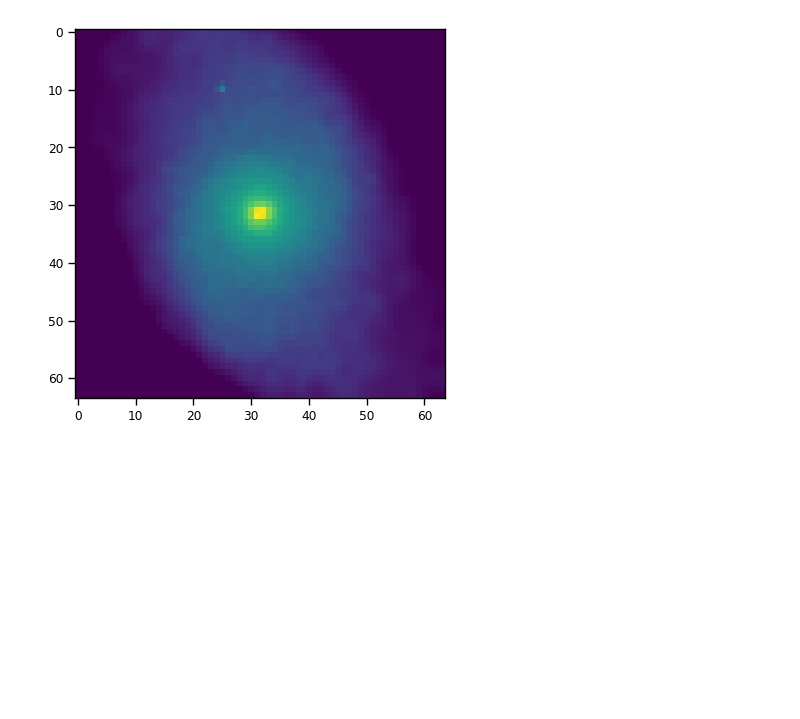
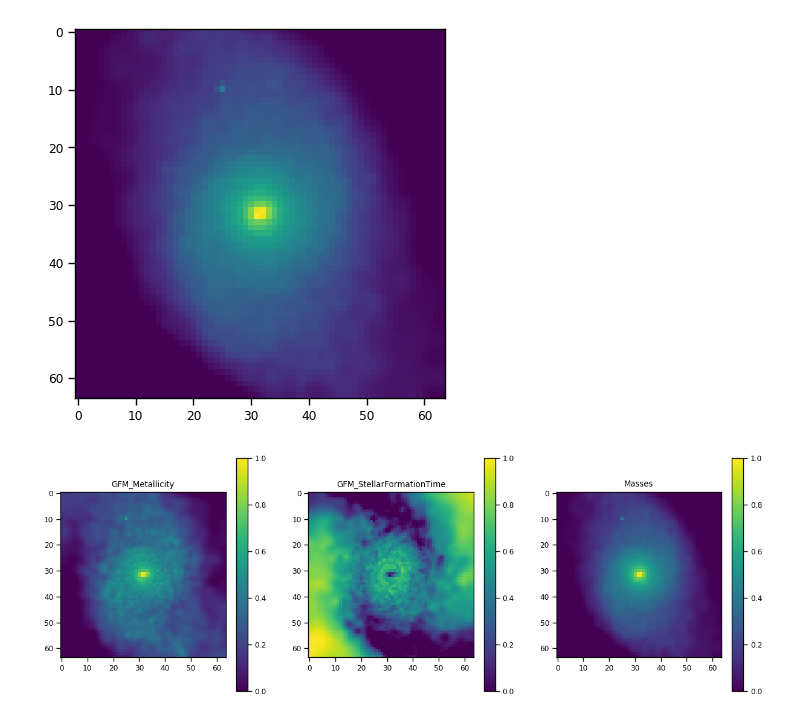
Before and after one commit to ufuk-cakir/MEGS, a Jupyter notebook: exp/network.ipynb, the cells around one changed output. Drawn from its saved outputs; the diff is of its cells as text; code cells hidden in the pictures; blank space fills up the shorter version.

```diff
--- a/exp/network.ipynb
+++ b/exp/network.ipynb
@@ -58,6 +71,7 @@ Created datamatrix with shape:  (12484, 12288)
 def show_maps(data,index, dim = 2, particle_type = "stars"):
     dimension = f"dim{dim}"
     plt.figure(figsize=(15, 5))
+    maps = []
     for i, field in enumerate(data._image_fields[particle_type][dimension]):
         plt.subplot(1, 3, i+1)
         img = data.get_image(particle_type=particle_type, field=field, index=index, dim=dim)
@@ -65,7 +79,9 @@ def show_maps(data,index, dim = 2, particle_type = "stars"):
         plt.imshow(normed, cmap="viridis")
         plt.title(field)
         plt.colorbar()
+        maps.append(normed)
     plt.show()
+    return(np.array(maps))
 # %%
 # Get example galaxy
 gal = data.get_image("stars", "Masses", 10)
@@ -74,3 +90,17 @@ plt.imshow(normed_gal)
 # %% [output]
 <matplotlib.image.AxesImage at 0x...>
 [figure]
+# %%
+def get_means(self):
+        '''Return the mean galaxy'''
+        return self.pca.mean_.reshape(len(self.data._image_fields[self.particle_type][self._dim]), *self._IMG_SHAPE)
+# %%
+# Fit one galaxy
+maps = show_maps(data, 10, dim = 2, particle_type = "stars")
+
+eigengalaxies = mm.get_eigengalaxies()
+means = get_means(mm)
+
+# Project galaxy to eigenspace
+# %% [output]
+[figure, added]
```
Also changed, not shown: parts of 45 cells of this notebook, 5 other files.
